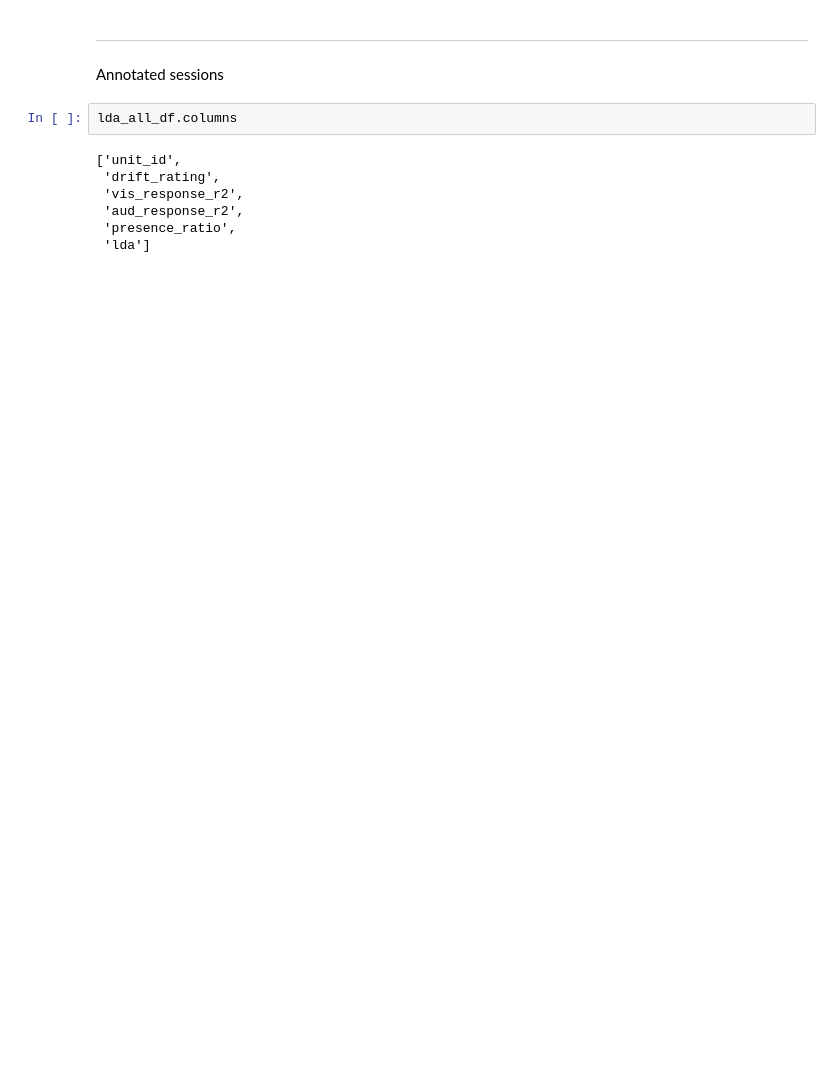
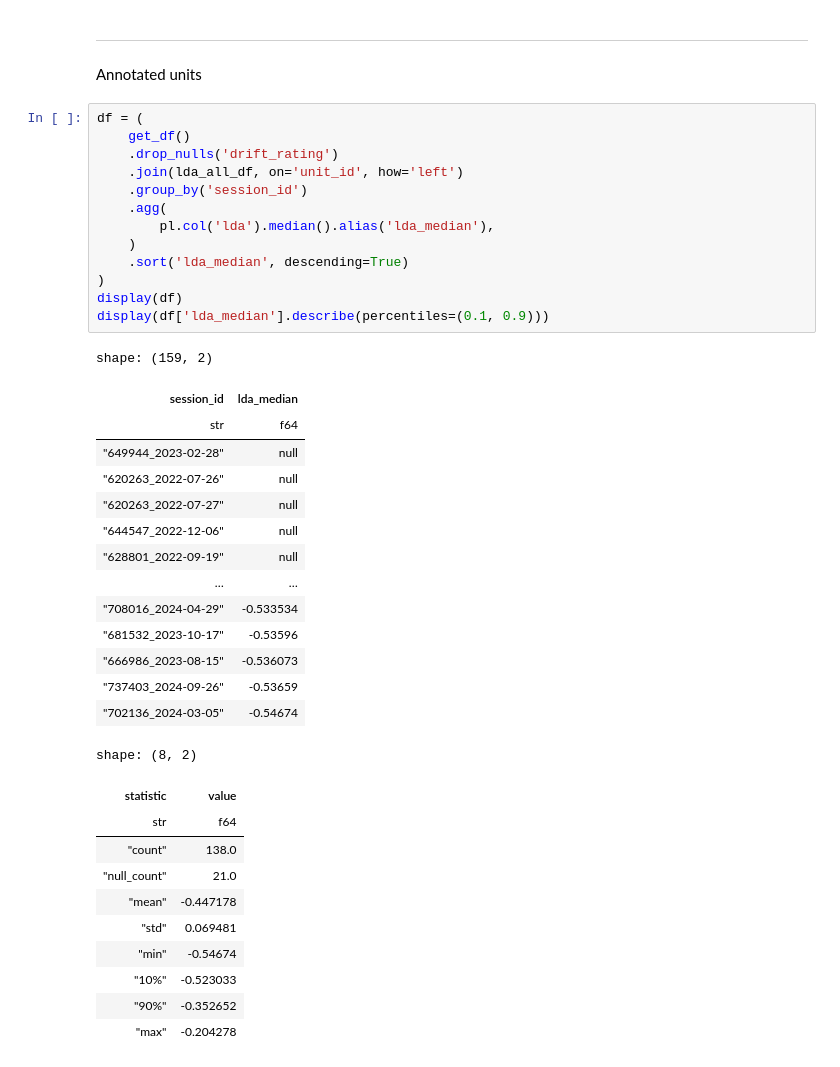
Before and after one commit to AllenNeuralDynamics/dynamic-routing-unit-drift-qc-dashboard, a Jupyter notebook: notebooks/drift_sessions.ipynb, the cells around one changed output. Drawn from its saved outputs; the diff is of its cells as text; blank space fills up the shorter version.

```diff
--- a/notebooks/drift_sessions.ipynb
+++ b/notebooks/drift_sessions.ipynb
@@ -14,12 +12,42 @@ Error:
 # %% [markdown]
 ---
-Annotated sessions
+Annotated units
-# %%
-lda_all_df.columns
-# %% [output]
-['unit_id',
- 'drift_rating',
- 'vis_response_r2',
- 'aud_response_r2',
- 'presence_ratio',
- 'lda']
+# %%
+df = (
+    get_df()
+    .drop_nulls('drift_rating')
+    .join(lda_all_df, on='unit_id', how='left')
+    .group_by('session_id')
+    .agg(
+        pl.col('lda').median().alias('lda_median'),
+    )
+    .sort('lda_median', descending=True)
+)
+display(df)
+display(df['lda_median'].describe(percentiles=(0.1, 0.9)))
+# %% [output]
+shape: (159, 2)
+| session_id | lda_median |
+| str | f64 |
+| "649944_2023-02-28" | null |
+| "620263_2022-07-26" | null |
+| "620263_2022-07-27" | null |
+| "644547_2022-12-06" | null |
+| "628801_2022-09-19" | null |
+| … | … |
+| "708016_2024-04-29" | -0.533534 |
+| "681532_2023-10-17" | -0.53596 |
+| "666986_2023-08-15" | -0.536073 |
+| "737403_2024-09-26" | -0.53659 |
+| "702136_2024-03-05" | -0.54674 |
+shape: (8, 2)
+| statistic | value |
+| str | f64 |
+| "count" | 138.0 |
+| "null_count" | 21.0 |
+| "mean" | -0.447178 |
+| "std" | 0.069481 |
+| "min" | -0.54674 |
+| "10%" | -0.523033 |
+| "90%" | -0.352652 |
+| "max" | -0.204278 |
```
Also changed, not shown: parts of 6 cells of this notebook, 2 other files.
